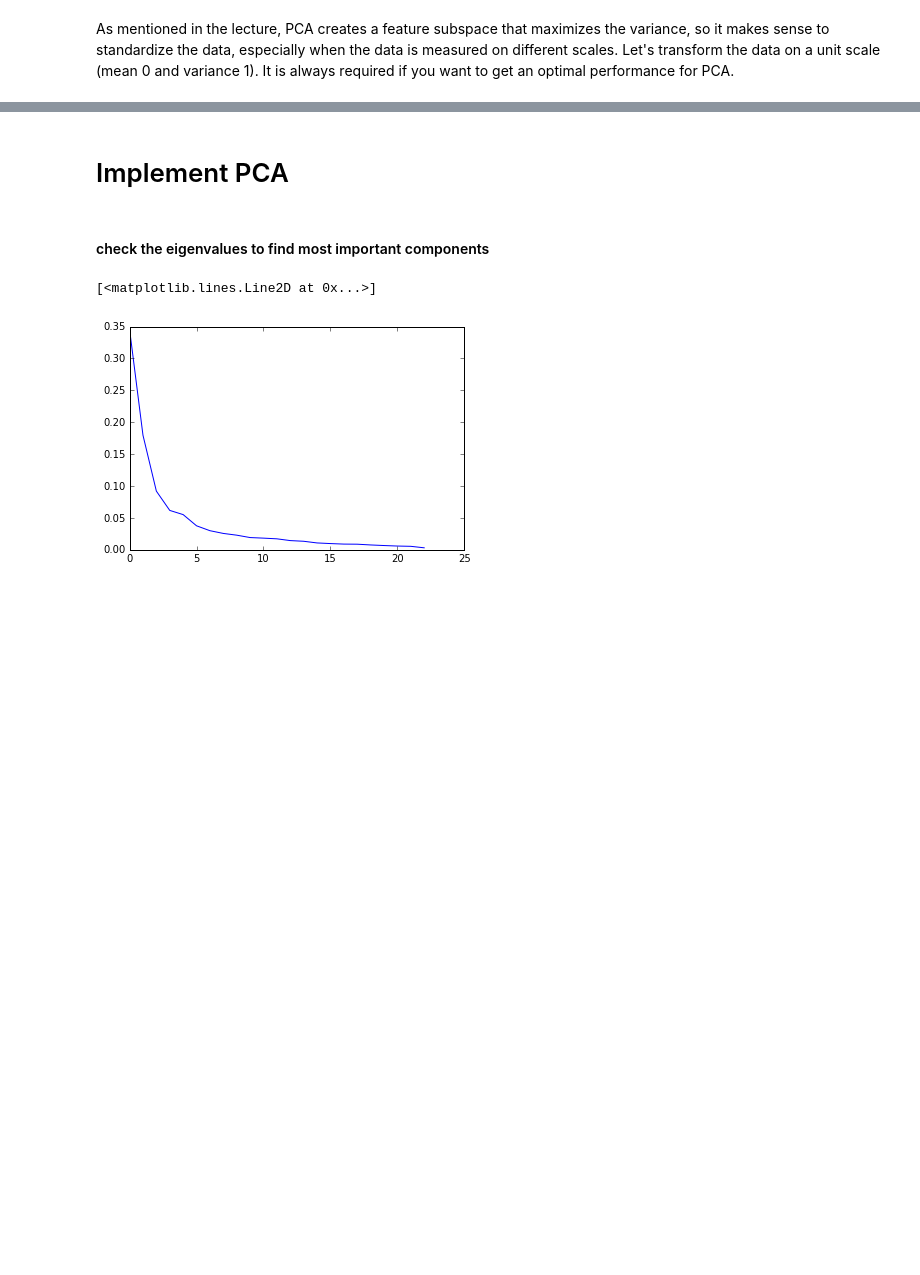
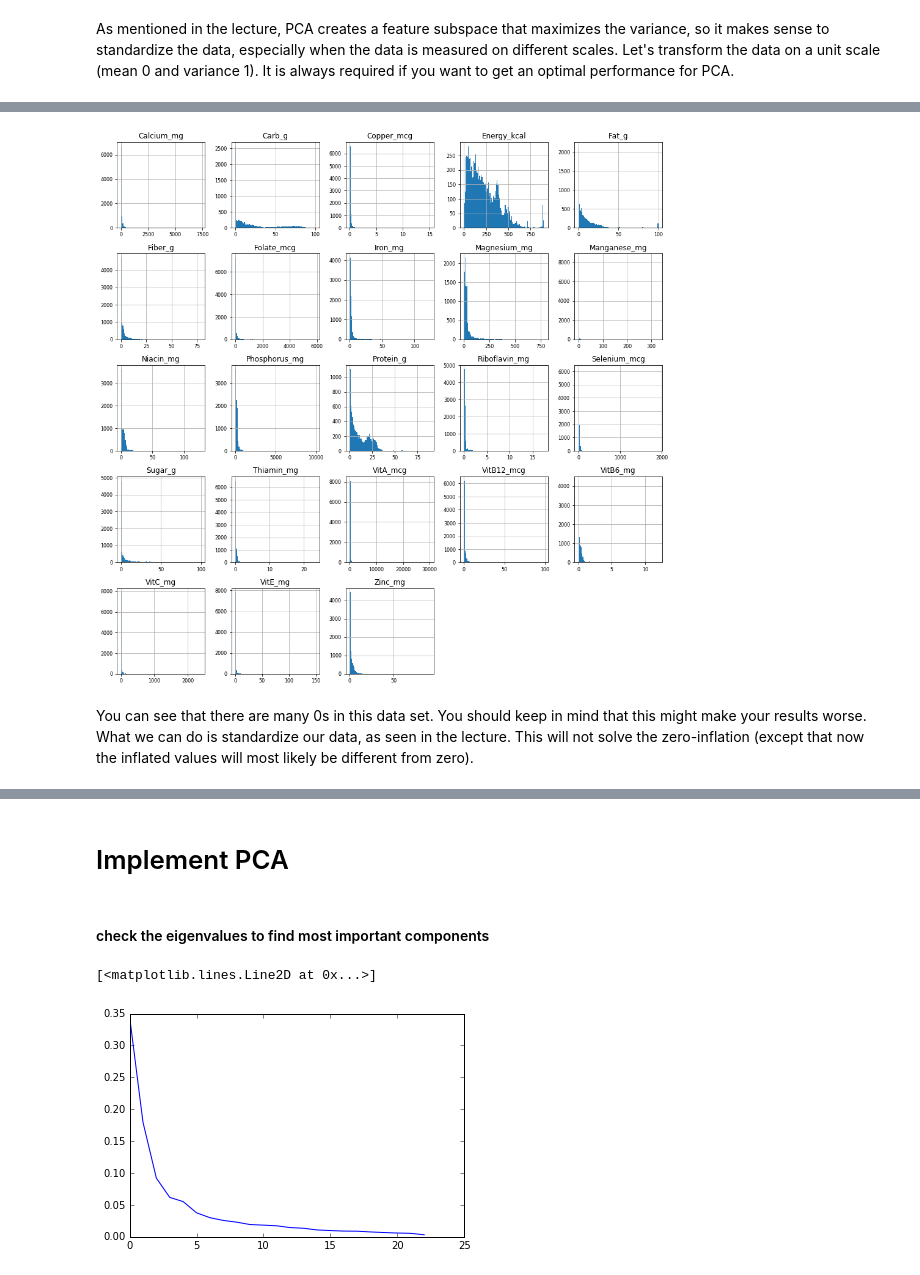
Before and after one commit to learn-co-curriculum/ml-pca-lab, a Jupyter notebook: PCA_lab_WIP.ipynb, the cells around one changed output, grey strips where cells are left out. Saved outputs shown, nothing was run; the diff lists cells and outputs as text; code cells hidden in the pictures; blank space fills up the shorter version.

```diff
--- a/PCA_lab_WIP.ipynb
+++ b/PCA_lab_WIP.ipynb
@@ -148,0 +53,2 @@ standard dev:  1.0
+# %%
+data.drop(data.columns[data.columns.str.contains('USRDA')].values, inplace=True, axis=1)
@@ -148,0 +57,3 @@ standard dev:  1.0
+# %%
+data_desc = data.iloc[:, :3]
+data.drop(data.columns[:6].values, axis=1, inplace=True)
@@ -148,0 +88,6 @@ standard dev:  1.0
+# %%
+ax = data.hist(bins=100, xlabelsize=8, ylabelsize= 8, figsize=(16,16))
+# %% [output]
+[figure, added]
+# %% [markdown]
+You can see that there are many 0s in this data set. You should keep in mind that this might make your results worse. What we can do is standardize our data, as seen in the lecture. This will not solve the zero-inflation (except that now the inflated values will most likely be different from zero).
```
Also changed, not shown: parts of 56 cells of this notebook.
